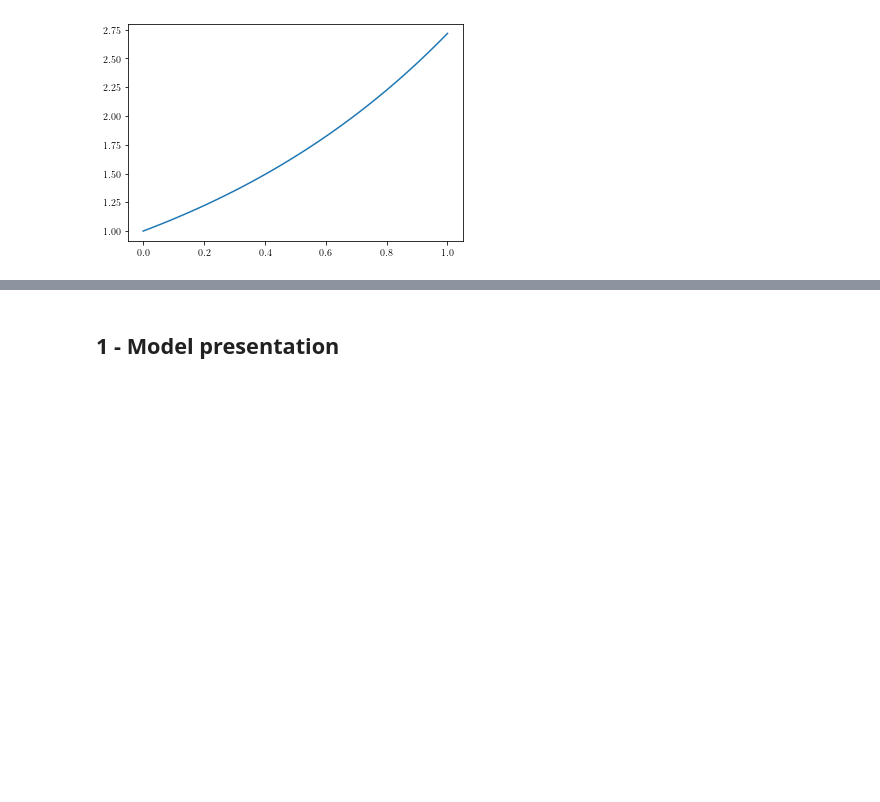
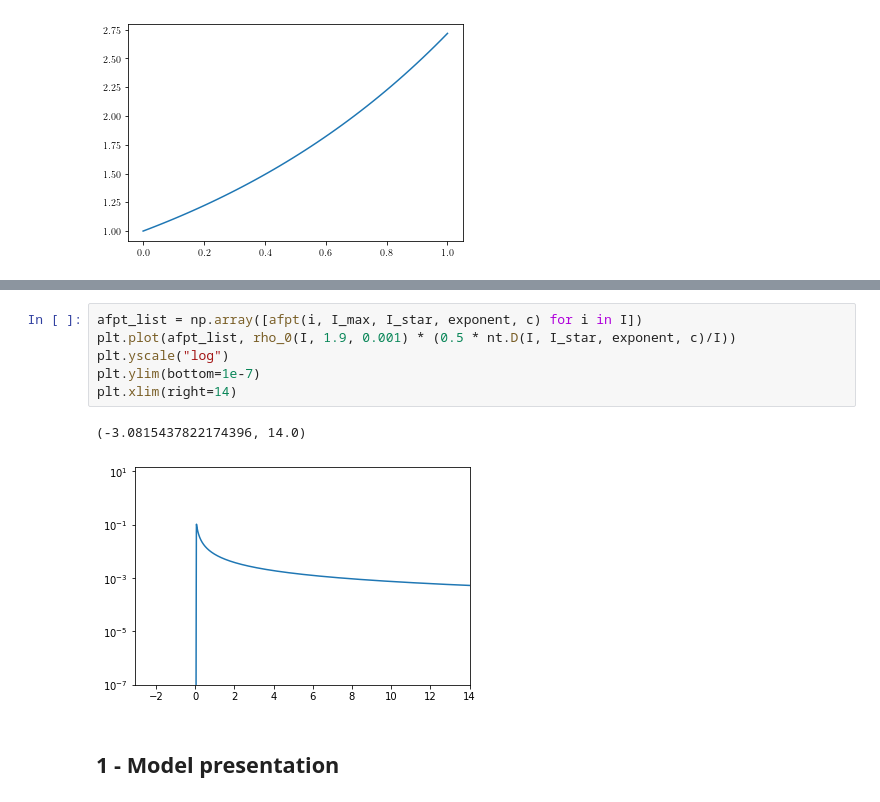
Before and after one commit to carlidel/more_about_nekhoroshev_diffusion, a Jupyter notebook: PLOTS_FOR_PAPER.ipynb, the cells around one changed output, grey strips where cells are left out. Drawn from its saved outputs; the diff is of its cells as text; blank space fills up the shorter version.

```diff
--- a/PLOTS_FOR_PAPER.ipynb
+++ b/PLOTS_FOR_PAPER.ipynb
@@ -48,3 +91,12 @@ plt.savefig(os.path.join(PATH+"test.pdf"), dpi=DPI)
+# %%
+afpt_list = np.array([afpt(i, I_max, I_star, exponent, c) for i in I])
+plt.plot(afpt_list, rho_0(I, 1.9, 0.001) * (0.5 * nt.D(I, I_star, exponent, c)/I))
+plt.yscale("log")
+plt.ylim(bottom=1e-7)
+plt.xlim(right=14)
+# %% [output]
+(-3.0815437822174396, 14.0)
+[figure, added]
 # %% [markdown]
 ## 1 - Model presentation
 # %% [markdown]
```
Also changed, not shown: parts of 8 cells of this notebook, 6 other files.
